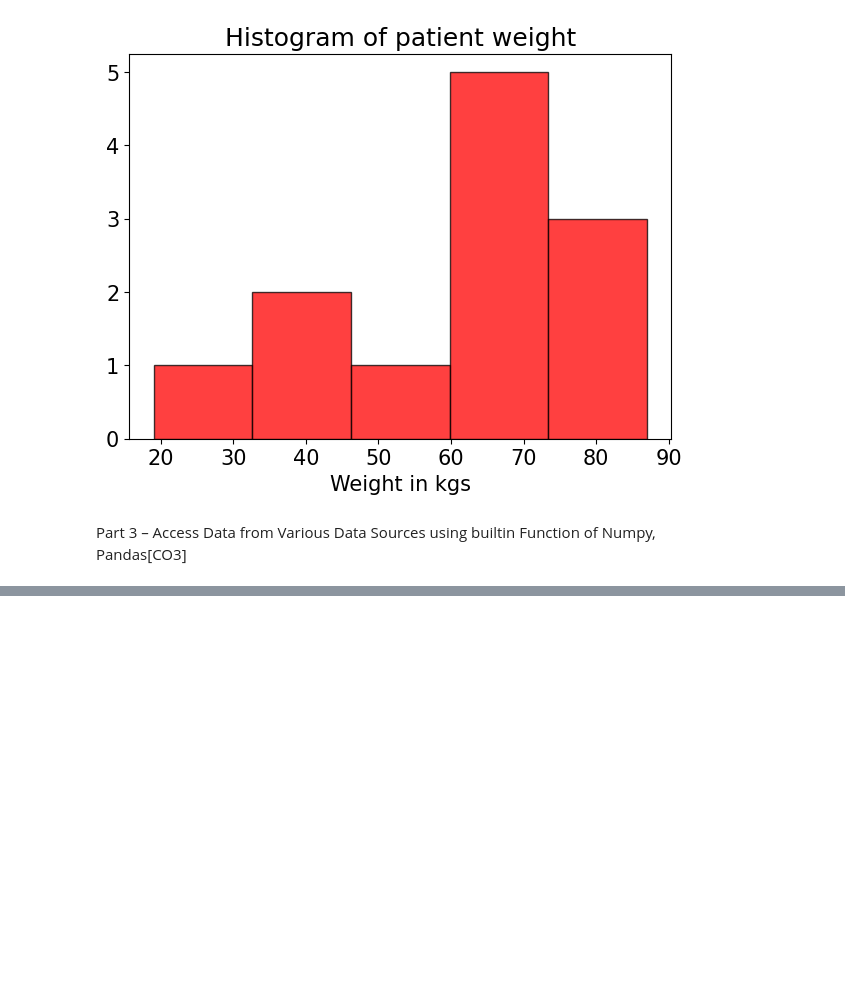
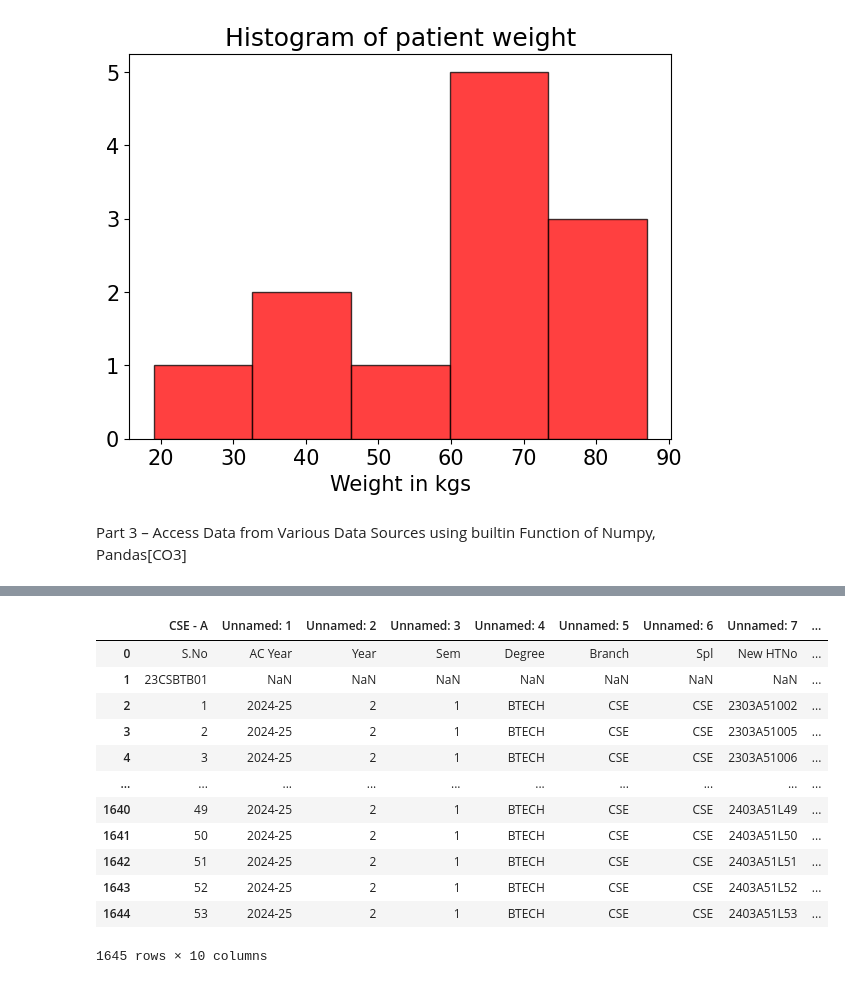
Before and after one commit to Revanth-0346532165/AIML_2303A52421, a Jupyter notebook: copy_of_2303a52421_assign1.ipynb, the cells around one changed output, grey strips where cells are left out. Saved outputs shown, nothing was run; the diff lists cells and outputs as text; code cells hidden in the pictures; blank space fills up the shorter version.

```diff
--- a/copy_of_2303a52421_assign1.ipynb
+++ b/copy_of_2303a52421_assign1.ipynb
@@ -141,0 +172,18 @@ Part 3 – Access Data from Various Data Sources using builtin Function of Numpy
+# %%
+data3 = pd.read_excel("/content/Updated II year I sem Student Nominal Rolls with branch change list and Batchwise List @ 06-08-2024, 01.00PM.xlsx")
+# %%
+data3
+# %% [output]
+|  | CSE - A | Unnamed: 1 | Unnamed: 2 | Unnamed: 3 | Unnamed: 4 | Unnamed: 5 | Unnamed: 6 | Unnamed: 7 | ... |
+| 0 | S.No | AC Year | Year | Sem | Degree | Branch | Spl | New HTNo | ... |
+| 1 | 23CSBTB01 | NaN | NaN | NaN | NaN | NaN | NaN | NaN | ... |
+| 2 | 1 | 2024-25 | 2 | 1 | BTECH | CSE | CSE | 2303A51002 | ... |
+| 3 | 2 | 2024-25 | 2 | 1 | BTECH | CSE | CSE | 2303A51005 | ... |
+| 4 | 3 | 2024-25 | 2 | 1 | BTECH | CSE | CSE | 2303A51006 | ... |
+| ... | ... | ... | ... | ... | ... | ... | ... | ... | ... |
+| 1640 | 49 | 2024-25 | 2 | 1 | BTECH | CSE | CSE | 2403A51L49 | ... |
+| 1641 | 50 | 2024-25 | 2 | 1 | BTECH | CSE | CSE | 2403A51L50 | ... |
+| 1642 | 51 | 2024-25 | 2 | 1 | BTECH | CSE | CSE | 2403A51L51 | ... |
+| 1643 | 52 | 2024-25 | 2 | 1 | BTECH | CSE | CSE | 2403A51L52 | ... |
+| 1644 | 53 | 2024-25 | 2 | 1 | BTECH | CSE | CSE | 2403A51L53 | ... |
+1645 rows × 10 columns
```
Also changed, not shown: parts of 6 cells of this notebook.
